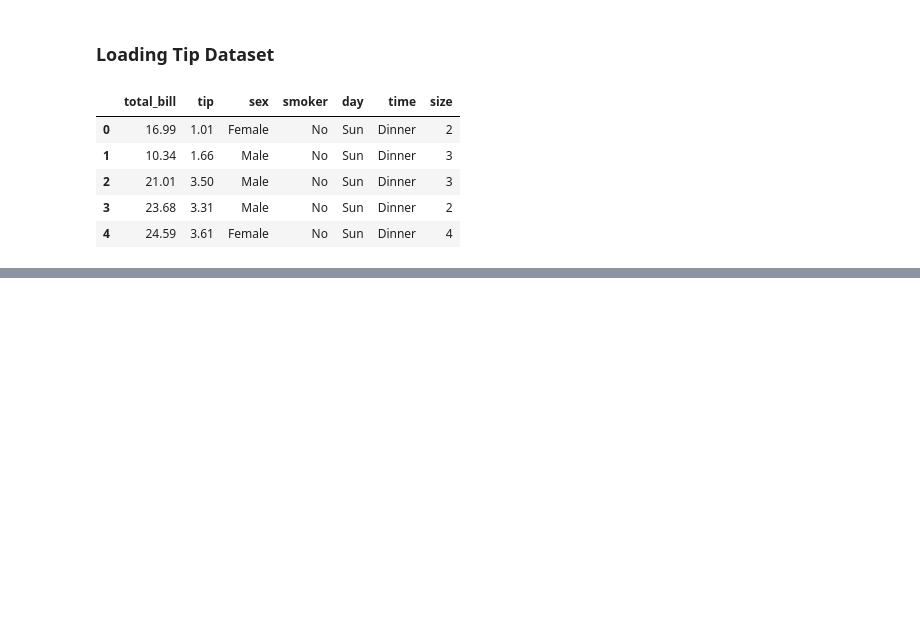
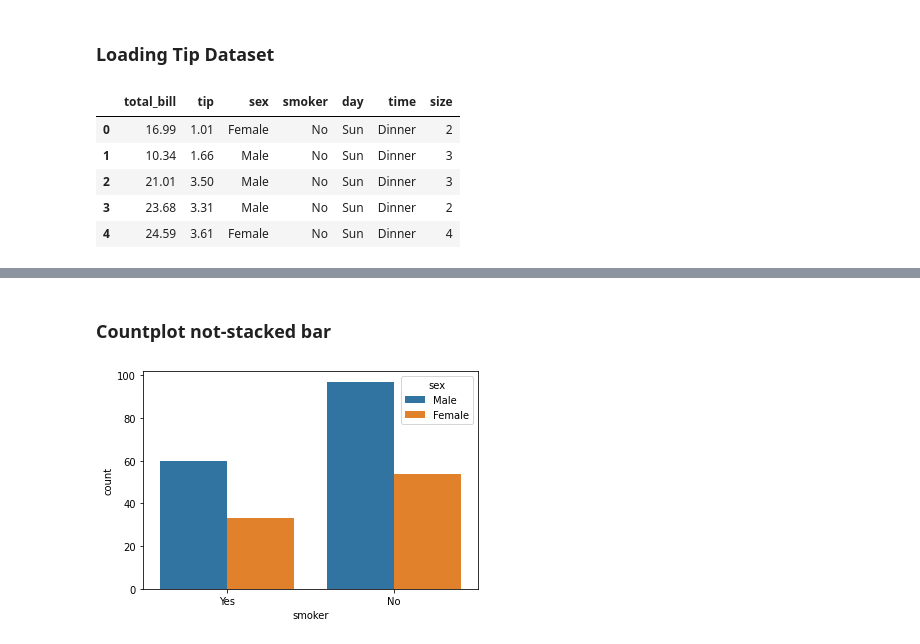
Before and after one commit to ishtiakrongon/Datacamp-Introduction_to_Data_Visualization_with_Seaborn, a Jupyter notebook: Introduction to seaborn.ipynb, the cells around one changed output, grey strips where cells are left out. Drawn from its saved outputs; the diff is of its cells as text; code cells hidden in the pictures; blank space fills up the shorter version.

```diff
--- a/Introduction to seaborn.ipynb
+++ b/Introduction to seaborn.ipynb
@@ -110,0 +140,11 @@ tips.head()
+# %% [markdown]
+### Countplot not-stacked bar
+# %%
+sns.countplot(
+    x = 'smoker',
+    data = tips,
+    hue = 'sex'
+)
+plt.show()
+# %% [output]
+[figure, added]
```
Also changed, not shown: parts of 4 cells of this notebook.
